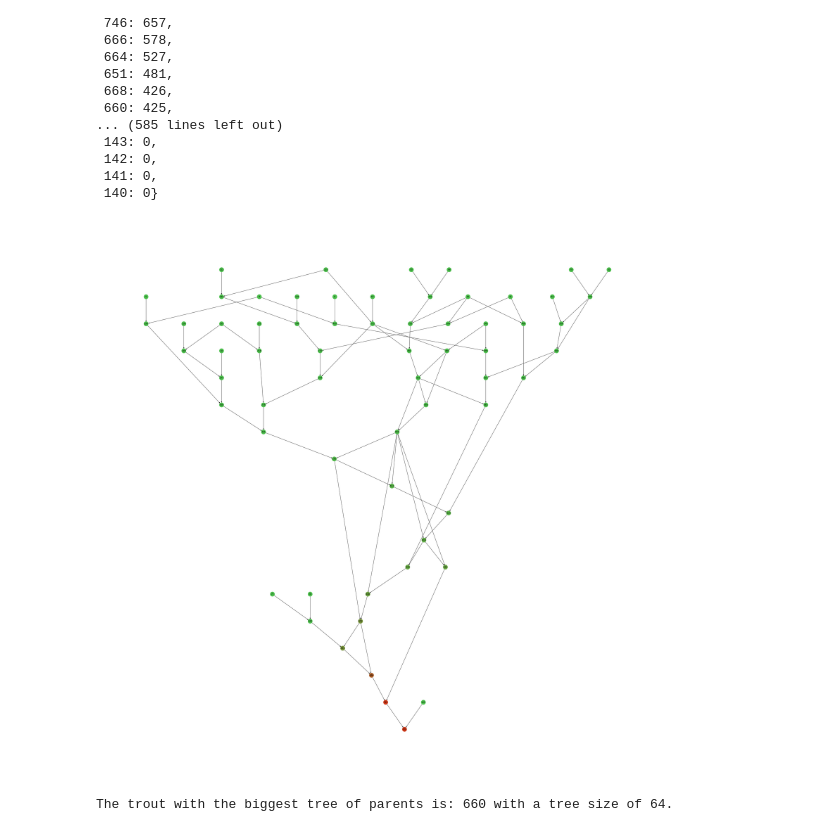
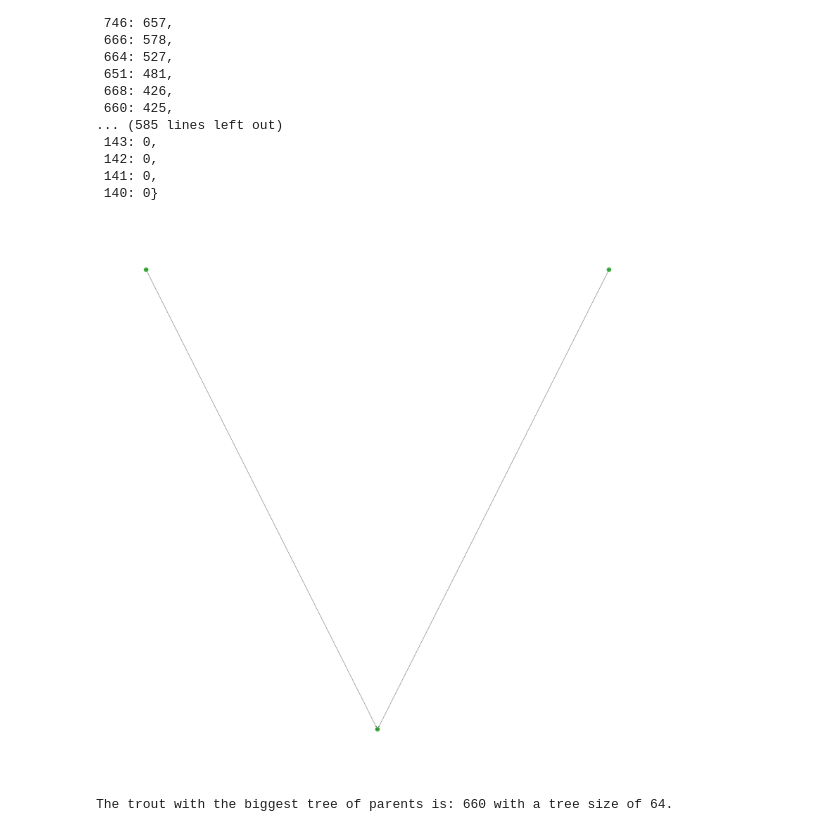
Before and after one commit to sigovdlinde/trout-tree, a Jupyter notebook: trout.ipynb, the cells around one changed output. Cells and saved outputs as stored; diff of their text form; code cells hidden in the pictures.

Commit message:
add images

```diff
--- a/trout.ipynb
+++ b/trout.ipynb
@@ -187,7 +187,7 @@ def get_color(inbreeding_coefficient):
     return color(normalized_coefficient)
 
 
-trout_id = 722
+trout_id = 897
 
 
 # Your existing database connection and family tree creation logic
@@ -224,34 +224,34 @@ fig, ax = plt.subplots(figsize=(50, 50))
 #     rgba_color = get_color(G.nodes[node].get('inbreeding', 0))
 #     border_size = 100
 #     border_rect = Rectangle((xi - border_size / 2, yi - border_size / 3),
 #                             border_size, border_size / 3, linewidth=2,
 #                             edgecolor=rgba_color, facecolor='none', zorder=0)
 #     # ax.add_patch(border_rect)
 
 #     im = OffsetImage(img, zoom=zoom_factor)
 #     ab = AnnotationBbox(im, (xi, yi), xycoords='data', frameon=False, zorder=1)
 #     ax.add_artist(ab)
 #     ax.text(xi, yi + border_size / 4 + 2, f'#{node}', ha='center', va='bottom', zorder=2, color='black', fontsize=20)
 
 # plt.axis('off')
 
 
 # Use the Graphviz layout to position the nodes
 pos = graphviz_layout(G, prog='dot', args='-Grankdir=TB')
 
 # Use the inbreeding attribute to set the color of each node
 node_colors = [get_color(G.nodes[node]['inbreeding']) for node in G.nodes()]
 
 # Draw the graph with node colors based on inbreeding coefficient
 nx.draw(G, pos, with_labels=True, node_size=500, node_color=node_colors, font_size=10, arrows=True)
 
 plot_filename = 'family_tree_image.png'
 plt.savefig(f'./static/{plot_filename}', dpi=300)
 
 # Show the plot
 plt.show()
 # %% [output]
-[figure, old version]
+[figure, new version]
 # %%
 conn = sqlite3.connect('nftrout.sqlite')
 
```
Also changed, not shown: parts of 1 cell of this notebook, 6 other files.
